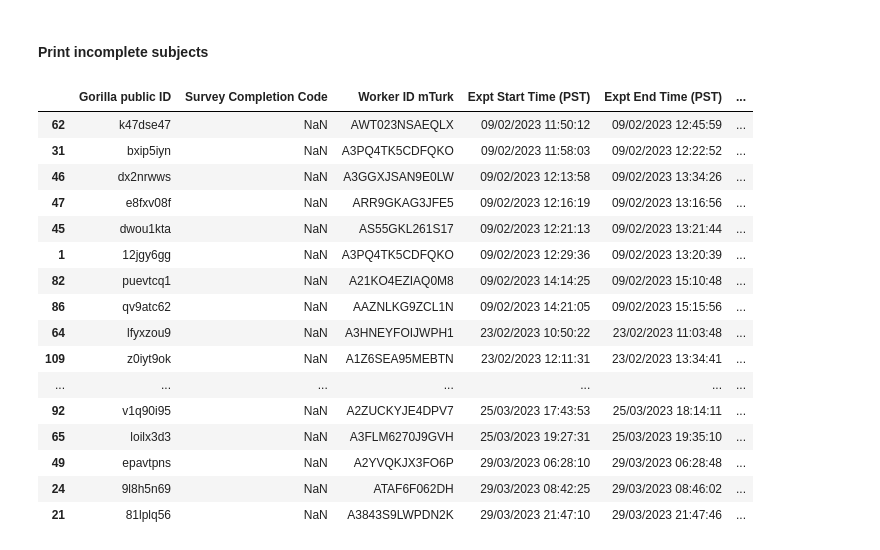
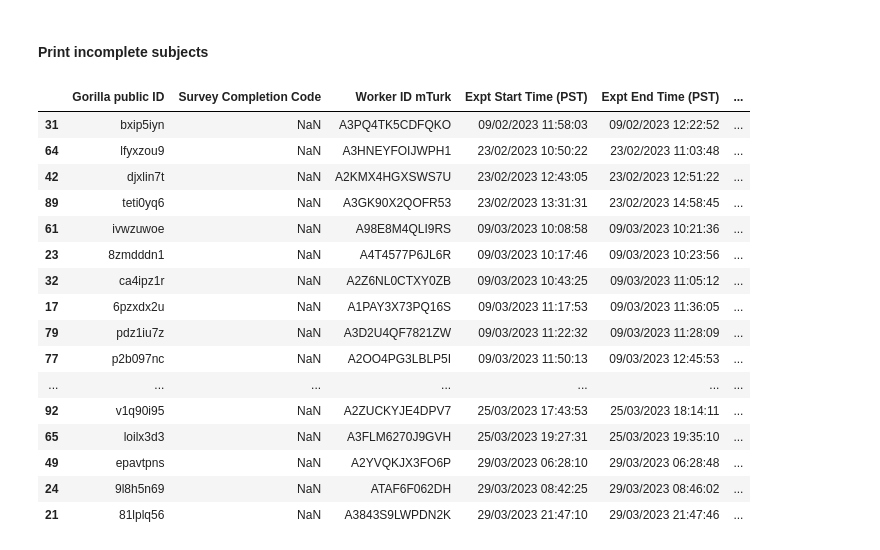
Before and after one commit to mmhenderson/featsynth, a Jupyter notebook: code/behav_preproc/preproc_expt1.ipynb, the cells around one changed output. Saved outputs shown, nothing was run; the diff lists cells and outputs as text; code cells hidden in the pictures.

```diff
--- a/code/behav_preproc/preproc_expt1.ipynb
+++ b/code/behav_preproc/preproc_expt1.ipynb
@@ -72,22 +216,22 @@ np.sum(np.array(good_df['Stim height pix'])!=150)
 #### Print incomplete subjects
 # %%
 all_df = pd.read_csv(os.path.join(preproc_folder,'all_sub_list.csv'), index_col=0)
-incomplete_df =all_df.loc[all_df['Total number of trials']<1000,:]
+incomplete_df =all_df.loc[all_df['Total number of trials']<640,:]
 
 sort_order = date_utils.argsort_dates(np.array(incomplete_df['Expt Start Time (PST)']))
 incomplete_df.iloc[sort_order]
 # %% [output]
 |  | Gorilla public ID | Survey Completion Code | Worker ID mTurk | Expt Start Time (PST) | Expt End Time (PST) | ... |
-| 62 | k47dse47 | NaN | AWT023NSAEQLX | 09/02/2023 11:50:12 | 09/02/2023 12:45:59 | ... |
 | 31 | bxip5iyn | NaN | A3PQ4TK5CDFQKO | 09/02/2023 11:58:03 | 09/02/2023 12:22:52 | ... |
-| 46 | dx2nrwws | NaN | A3GGXJSAN9E0LW | 09/02/2023 12:13:58 | 09/02/2023 13:34:26 | ... |
-| 47 | e8fxv08f | NaN | ARR9GKAG3JFE5 | 09/02/2023 12:16:19 | 09/02/2023 13:16:56 | ... |
-| 45 | dwou1kta | NaN | AS55GKL261S17 | 09/02/2023 12:21:13 | 09/02/2023 13:21:44 | ... |
-| 1 | 12jgy6gg | NaN | A3PQ4TK5CDFQKO | 09/02/2023 12:29:36 | 09/02/2023 13:20:39 | ... |
-| 82 | puevtcq1 | NaN | A21KO4EZIAQ0M8 | 09/02/2023 14:14:25 | 09/02/2023 15:10:48 | ... |
-| 86 | qv9atc62 | NaN | AAZNLKG9ZCL1N | 09/02/2023 14:21:05 | 09/02/2023 15:15:56 | ... |
 | 64 | lfyxzou9 | NaN | A3HNEYFOIJWPH1 | 23/02/2023 10:50:22 | 23/02/2023 11:03:48 | ... |
-| 109 | z0iyt9ok | NaN | A1Z6SEA95MEBTN | 23/02/2023 12:11:31 | 23/02/2023 13:34:41 | ... |
+| 42 | djxlin7t | NaN | A2KMX4HGXSWS7U | 23/02/2023 12:43:05 | 23/02/2023 12:51:22 | ... |
+| 89 | teti0yq6 | NaN | A3GK90X2QOFR53 | 23/02/2023 13:31:31 | 23/02/2023 14:58:45 | ... |
+| 61 | ivwzuwoe | NaN | A98E8M4QLI9RS | 09/03/2023 10:08:58 | 09/03/2023 10:21:36 | ... |
+| 23 | 8zmdddn1 | NaN | A4T4577P6JL6R | 09/03/2023 10:17:46 | 09/03/2023 10:23:56 | ... |
+| 32 | ca4ipz1r | NaN | A2Z6NL0CTXY0ZB | 09/03/2023 10:43:25 | 09/03/2023 11:05:12 | ... |
+| 17 | 6pzxdx2u | NaN | A1PAY3X73PQ16S | 09/03/2023 11:17:53 | 09/03/2023 11:36:05 | ... |
+| 79 | pdz1iu7z | NaN | A3D2U4QF7821ZW | 09/03/2023 11:22:32 | 09/03/2023 11:28:09 | ... |
+| 77 | p2b097nc | NaN | A2OO4PG3LBLP5I | 09/03/2023 11:50:13 | 09/03/2023 12:45:53 | ... |
 | ... | ... | ... | ... | ... | ... | ... |
 | 92 | v1q90i95 | NaN | A2ZUCKYJE4DPV7 | 25/03/2023 17:43:53 | 25/03/2023 18:14:11 | ... |
 | 65 | loilx3d3 | NaN | A3FLM6270J9GVH | 25/03/2023 19:27:31 | 25/03/2023 19:35:10 | ... |
```
Also changed, not shown: parts of 8 cells of this notebook, 8 other files.
